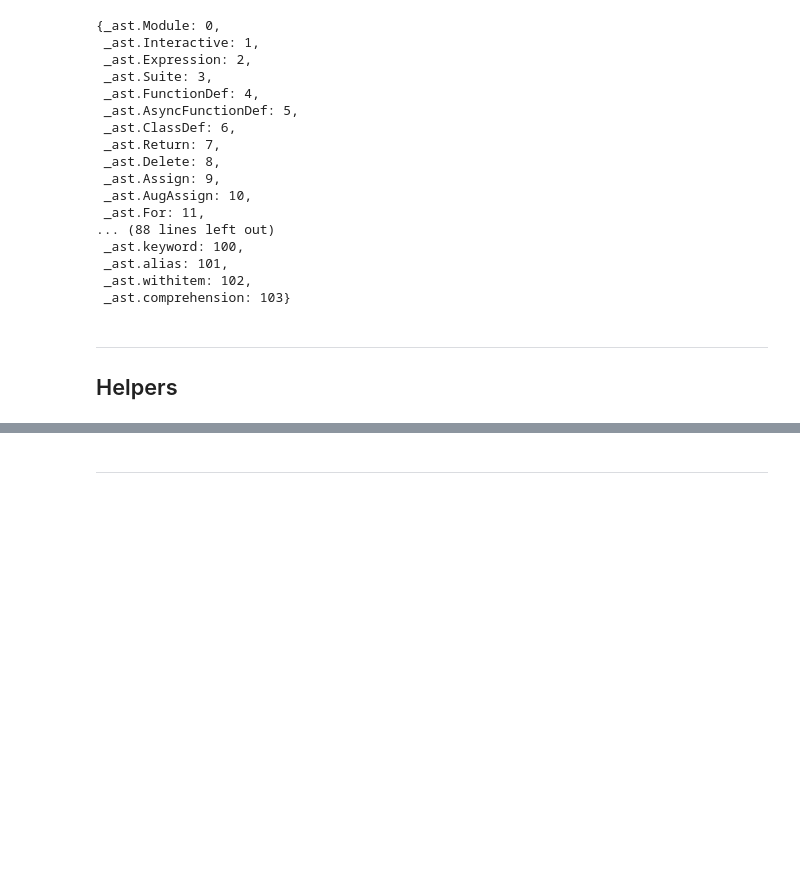
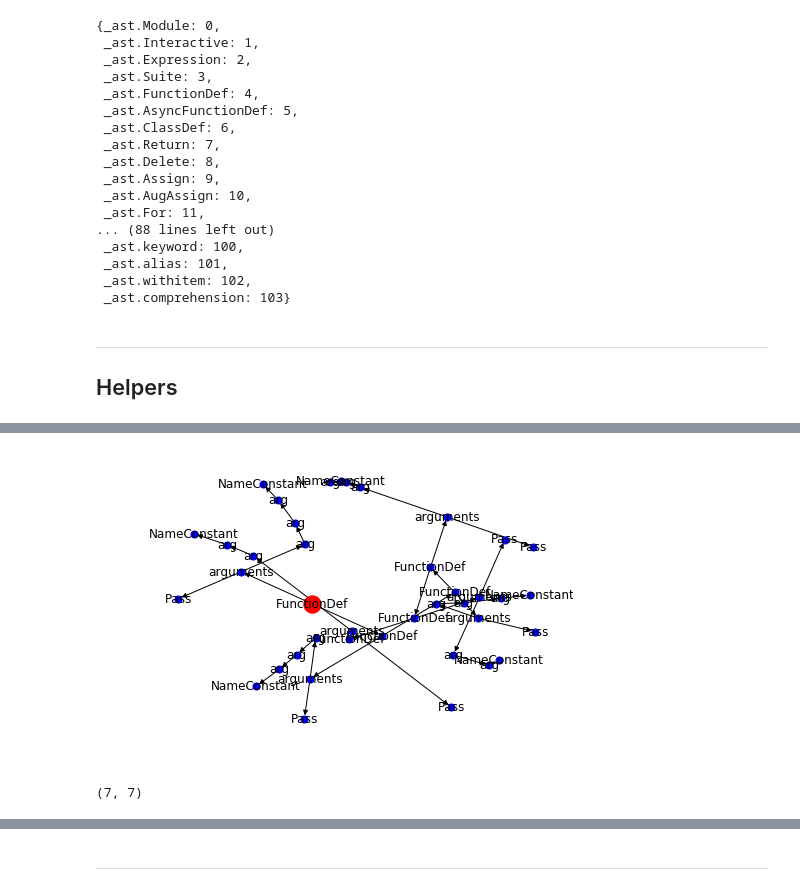
Before and after one commit to dtsbourg/codegraph-fmt, a Jupyter notebook: Inspector.ipynb, the cells around one changed output, grey strips where cells are left out. Cells and saved outputs as stored; diff of their text form; code cells hidden in the pictures; blank space fills up the shorter version.

```diff
--- a/Inspector.ipynb
+++ b/Inspector.ipynb
@@ -220,3 +245,29 @@ draw_egonet(example_root_node_id, radius=1)
+# %%
+def draw_subtree(G, node_id=1009):
+    hub_ego = dfs_tree(G, node_id)
+    # Draw graph
+    pos = nx.spring_layout(hub_ego)
+
+    neighbours = list(hub_ego.nodes())
+    if len(neighbours) > 100:
+        return
+    labels = {}
+    for n in neighbours:
+        labels[n] = get_name_from_token(feats[n], show_id=False)
+
+    nx.draw(hub_ego, pos, node_color='b', node_size=50, with_labels=True, labels=labels)
+    # Draw ego as large and red
+    nx.draw_networkx_nodes(hub_ego, pos, nodelist=[node_id], node_size=300, node_color='r')
+    plt.show()
+    return neighbours
+# %%
+neighs = draw_subtree(G, example_root_node_id)
+# %% [output]
+[figure, added]
+# %%
+len(neighs), len(n)
+# %% [output]
+(7, 7)
 # %%
 if G.number_of_nodes() < 100:
     labels = {}
```
Also changed, not shown: parts of 79 cells of this notebook.
